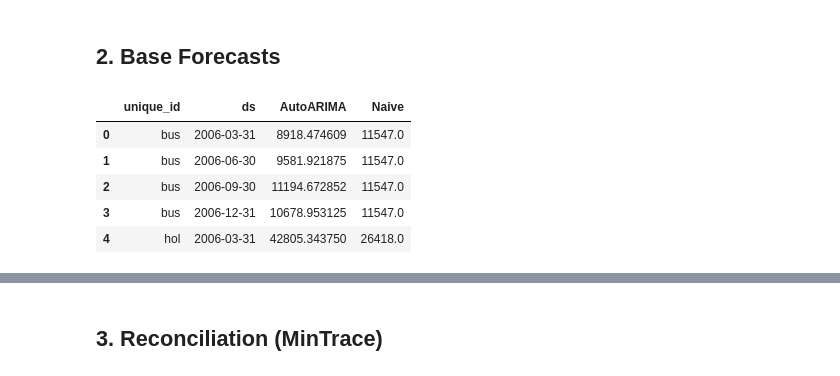
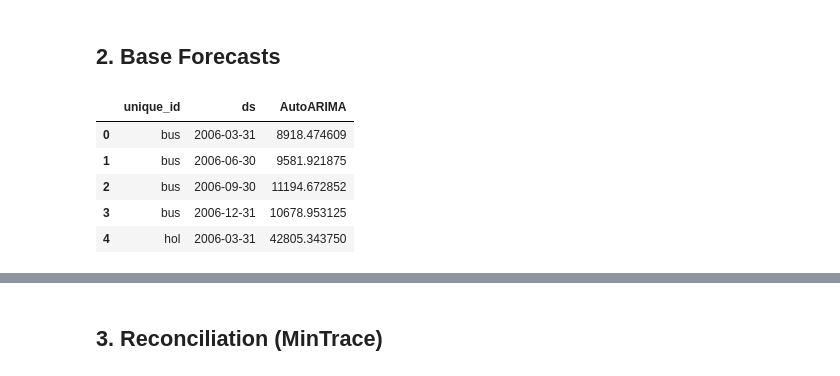
Before and after one commit to marcell-nemeth/HierarchicalTS, a Jupyter notebook: notebooks/mint_baseline_demo.ipynb, the cells around one changed output, grey strips where cells are left out. Cells and saved outputs as stored; diff of their text form; code cells hidden in the pictures.

```diff
--- a/notebooks/mint_baseline_demo.ipynb
+++ b/notebooks/mint_baseline_demo.ipynb
@@ -56,15 +56,15 @@ Test size: 356
 # %%
 # Compute base auto-ARIMA predictions
 # Ensure frequency matches dataset (Quarter End 'QE')
-fcst = StatsForecast(models=[AutoARIMA(season_length=4), Naive()],
+fcst = StatsForecast(models=[AutoARIMA(season_length=4)],
                      freq='QE', n_jobs=-1)
 
 Y_hat_df = fcst.forecast(df=Y_train_df, h=4)
 display(Y_hat_df.head())
 # %% [output]
-|  | unique_id | ds | AutoARIMA | Naive |
-| 0 | bus | 2006-03-31 | 8918.474609 | 11547.0 |
-| 1 | bus | 2006-06-30 | 9581.921875 | 11547.0 |
-| 2 | bus | 2006-09-30 | 11194.672852 | 11547.0 |
-| 3 | bus | 2006-12-31 | 10678.953125 | 11547.0 |
-| 4 | hol | 2006-03-31 | 42805.343750 | 26418.0 |
+|  | unique_id | ds | AutoARIMA |
+| 0 | bus | 2006-03-31 | 8918.474609 |
+| 1 | bus | 2006-06-30 | 9581.921875 |
+| 2 | bus | 2006-09-30 | 11194.672852 |
+| 3 | bus | 2006-12-31 | 10678.953125 |
+| 4 | hol | 2006-03-31 | 42805.343750 |
```
Also changed, not shown: parts of 5 cells of this notebook.
